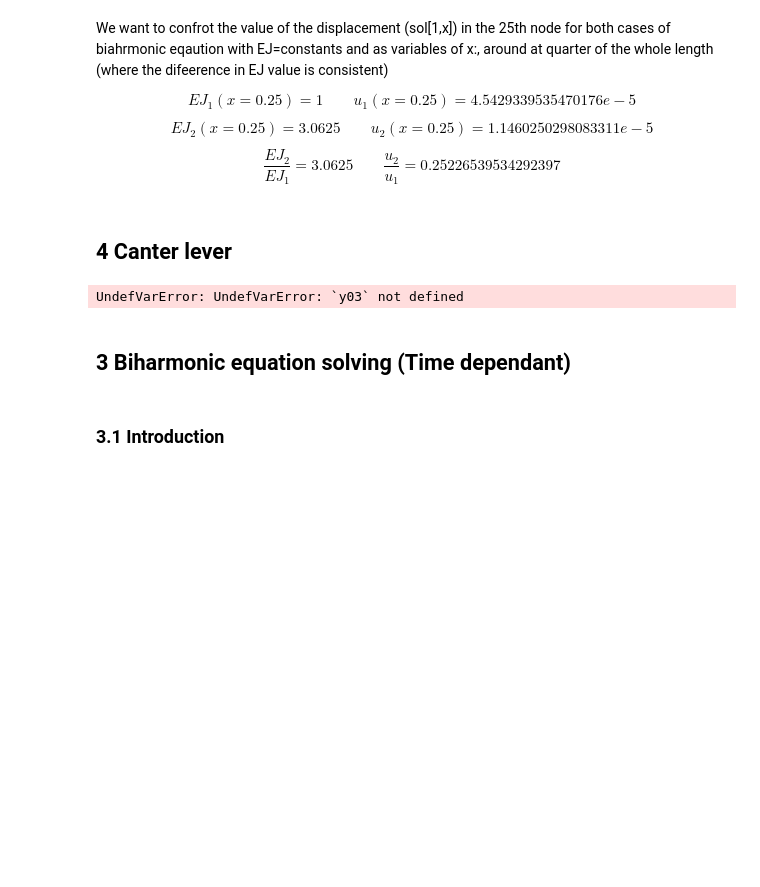
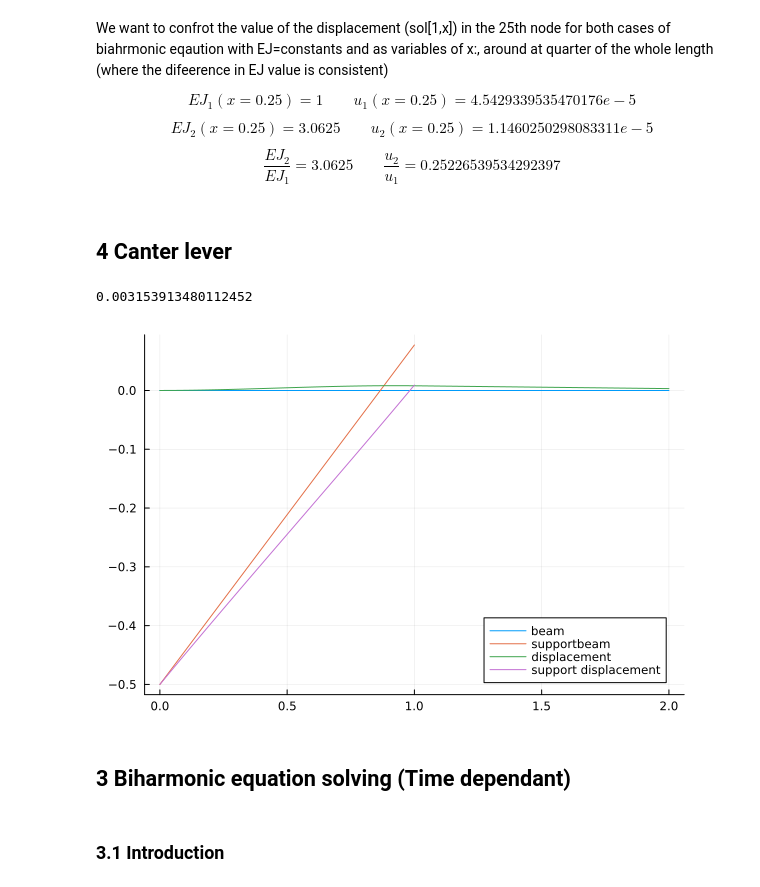
Before and after one commit to Kstreme/ENSAM-TUD01_G1, a Jupyter notebook: Final Notebook Group 1.ipynb, the cells around one changed output. Drawn from its saved outputs; the diff is of its cells as text; code cells hidden in the pictures; blank space fills up the shorter version.

```diff
--- a/Final Notebook Group 1.ipynb
+++ b/Final Notebook Group 1.ipynb
@@ -312,15 +312,19 @@ $$ \frac{EJ_{2}}{EJ_{1}} = 3.0625     \hspace{2em}   \frac{u_{2}}{u_{1}} = 0.252
 # %% [markdown]
 ## 4 Canter lever
 # %%
-#Am=1
-#x0=0.97
-#sigma=10^-4
-#q(x) = Am*exp(-(x-x0).^2/sigma)
+Am=1
+x0=0.97
+sigma=10^-4
+q(x) = Am*exp(-(x-x0).^2/sigma)
+
+q1(x)=0
+q2(x)=0
+q3(x)=0
 
 alpha=30*pi/180
 l=1/cos(alpha)
-y0=-sin(alpha)
-fb2(x)=l*y0+x*tan(alpha)
+y0=sin(alpha)
+
 
 # BEAM 1,2
 E1(x)=1 #2-x^2           #young module equation
@@ -332,9 +336,6 @@ E3(x)=1 #2-x^2           #young module equation
 J3(x)=1 #2-x^2               #inertia equation
 EJ3(x)=E3(x)*J3(x)
 
-q1(x) = 1
-q2(x) = 0
-q3(x) = 0
 
 function beamEqt!(du,u,p,x)
     du[1]=u[2]
@@ -347,57 +348,58 @@ function beamEqt!(du,u,p,x)
     du[7]=u[8]
     du[8]=q2(x)
 
     du[9]=u[10]
     du[10]=u[11]./EJ3(x)
     du[11]=u[12]
     du[12]=q3(x)
 end
 
 function bc!(residual,u,p,x)
-    residual[1] = u[1][1]     #displacement in beam 1 at the beginning
-    residual[2] = u[1][2]     #angle at the beginning of beam 1
+    residual[1] = u[1][1]     # displacement in beam 1 at the beginning
+    residual[2] = u[1][2]     # angle at the beginning of beam 1
 
-    residual[3] = u[1][8+1] - y03      #dispalcement in support beam at the beginning
-    residual[4] = u[1][8+2] + alpha     #angle at the beginnig of support beam
+    residual[3] = u[1][8+1] - y0      # dispalcement in support beam at the beginning
+    residual[4] = u[1][8+2] + alpha     # angle at the beginnig of support beam
 
-    residual[5] = u[end][4+3]
-    residual[6] = u[end][4+4]
+    residual[5] = u[end][4+3]     # mometum at the end of beam 2
+    residual[6] = u[end][4+4]     # sheer at the end of beam 2
 
-    residual[7] = u[end][3]-u[end][4+3]+ u[end][8+3]
+    residual[7] = u[end][3]-u[end][4+3]+ u[end][8+3]    # equilibrium of momentum in the node
+    residual[8] = u[end][4]-u[end][4+4]+ u[end][8+4]*cos(alpha) # equilibrium of vertical forces in the node
 
-    residual[8] = u[end][1]-u[end][4+1]
-    residual[9] = u[end][8+1]-u[end][4+1]
-    residual[10] = u[end][1]-u[end][8+1]
+    residual[9] = u[end][1]-u[1][4+1]  # displacement at the end of beam 1 must be the same at the beginning of beam 2
+    residual[10] = u[end][2]-u[1][4+2]    # angle at the end of beam 1 must be the same at the beginning of beam 2
 
-    residual[11] = u[end][1]-u[end][8+1]
-    residual[12] = u[end][2]-u[end][8+2] - alpha
+    residual[11] = u[end][1]-u[end][8+1]*cos(alpha)  # the displacement ad the end of both beam 1 and 3 mst be ste same
+    residual[12] = u[end][2]-u[end][8+2] - alpha    # the difference of angles between beam 1 and 3 must be alpha in the node
 end
 
 xspan = (0.,1.)
 bvp= BVProblem(beamEqt!,bc!,[0.,0.,0.,0.,0.,0.,0.,0.,0.,0.,0.,0.],xspan)
 u_sol= solve(bvp,MIRK4(),dt = 0.01)
 
-x_dis1=u_sol.t
-x_dis2=u_sol.t .+ 1
+x_dis1= u_sol.t
+x_dis2= u_sol.t .+ 1
 x_dis= vcat(x_dis1,x_dis2)
 
-u_dis1= -u_sol[1,:]
-u_dis2= -u_sol[4+1,:]
-u_dis= vcat(u_dis1,u_dis2)
+u_1= -u_sol[1,:]
+u_2= -u_sol[4+1,:]
+u= vcat(u_1,u_2)
 
-display(u_dis[end])
+display(u[end])
 
 x_dis3= x_dis1
-b_dis3= -y03 .+ tan(alpha).*x_dis3
-u_dis3= -u_sol[8+1,:]
+sb= -y0 .+ tan(alpha).*x_dis3
+u_3= -u_sol[8+1,:]
 
 plot(x_dis,0*x_dis,label="beam")
-plot!(x_dis3,b_dis3,label="supportbeam")
+plot!(x_dis3,sb,label="supportbeam")
 
-plot!(x_dis,u_dis,label="displacement")
-plot!(x_dis3,u_dis3,label="support displacement")
+plot!(x_dis,u,label="displacement")
+plot!(x_dis3,u_3,label="support displacement")
 # %% [output]
-UndefVarError: UndefVarError: `y03` not defined
+0.003153913480112452
+[figure, added]
 # %% [markdown]
 ## 3 Biharmonic equation solving (Time dependant)
 # %% [markdown]
```
